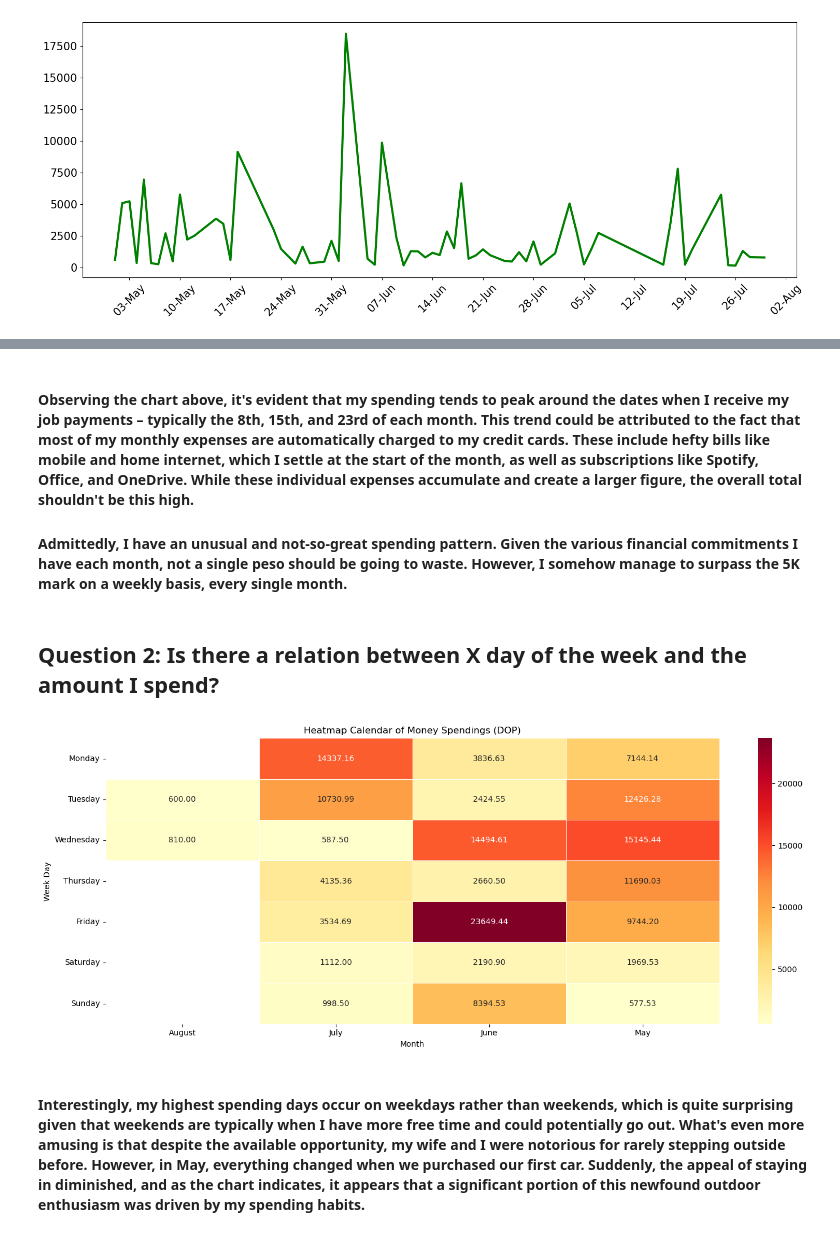
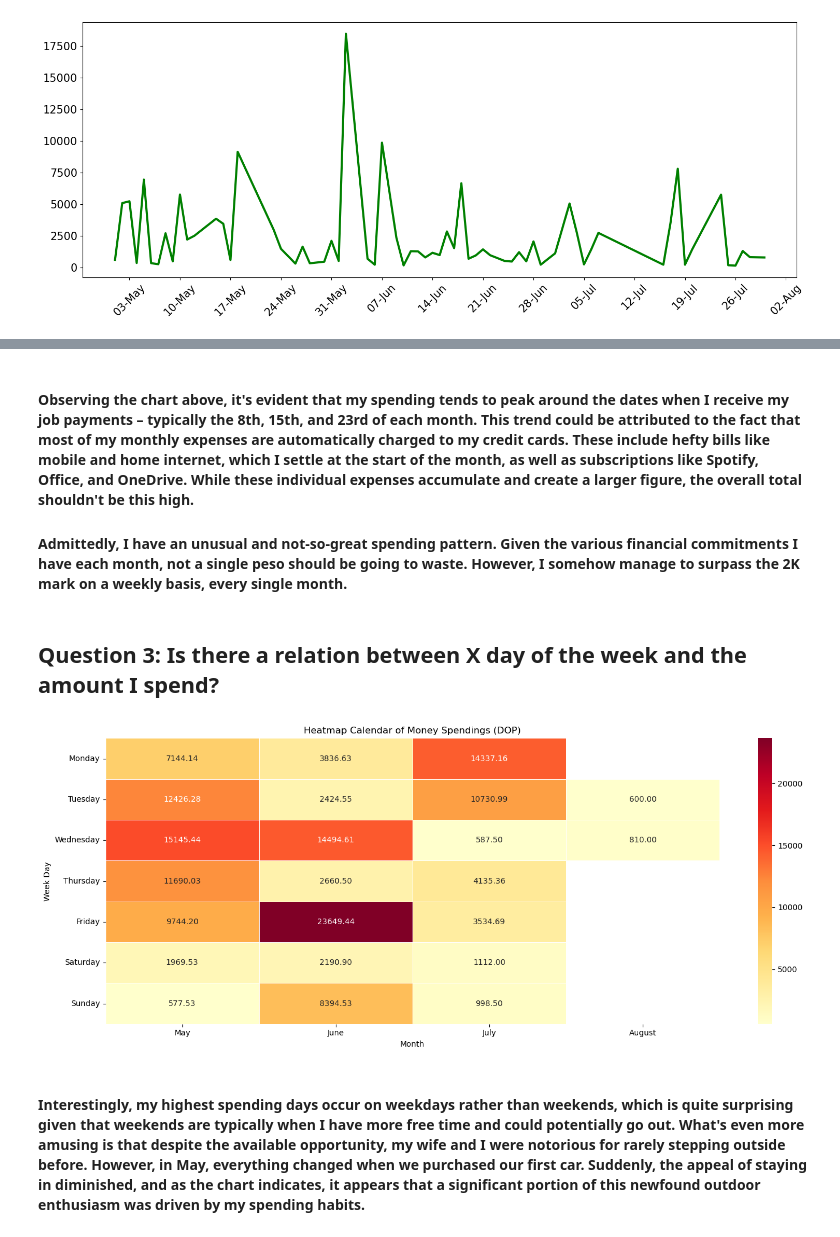
Before and after one commit to wriverarincon/portfolio, a Jupyter notebook: credit_cards_expenses/my_finances.ipynb, the cells around one changed output, grey strips where cells are left out. Drawn from its saved outputs; the diff is of its cells as text; code cells hidden in the pictures.

Commit message:
Adding new charts and fixing presentation

```diff
--- a/credit_cards_expenses/my_finances.ipynb
+++ b/credit_cards_expenses/my_finances.ipynb
@@ -245,39 +298,38 @@ plt.show()
 # %% [markdown]
 #### Observing the chart above, it's evident that my spending tends to peak around the dates when I receive my job payments – typically the 8th, 15th, and 23rd of each month. This trend could be attributed to the fact that most of my monthly expenses are automatically charged to my credit cards. These include hefty bills like mobile and home internet, which I settle at the start of the month, as well as subscriptions like Spotify, Office, and OneDrive. While these individual expenses accumulate and create a larger figure, the overall total shouldn't be this high.
 
-#### Admittedly, I have an unusual and not-so-great spending pattern. Given the various financial commitments I have each month, not a single peso should be going to waste. However, I somehow manage to surpass the 5K mark on a weekly basis, every single month.
+#### Admittedly, I have an unusual and not-so-great spending pattern. Given the various financial commitments I have each month, not a single peso should be going to waste. However, I somehow manage to surpass the 2K mark on a weekly basis, every single month.
 # %% [markdown]
-## Question 2: Is there a relation between X day of the week and the amount I spend?
+## Question 3: Is there a relation between X day of the week and the amount I spend?
 # %%
-# Extract day of the week and month
-expenses_day_month = cc_expenses[["Date", "Amount(DOP)"]]
-expenses_day_month["Week Day"] = expenses_day_month["Date"].dt.day_name()
-expenses_day_month["Month"] = expenses_day_month["Date"].dt.strftime("%B")
-
 # Sort data
 day_order = ["Monday", "Tuesday", "Wednesday", "Thursday", "Friday", "Saturday", "Sunday"]
 
 # Set the data for the heatmap
-heatmap_data = expenses_day_month.pivot_table(index="Week Day", columns="Month", values="Amount(DOP)", aggfunc="sum")
+heatmap_data = expenses_day_month.copy()
+heatmap_data = heatmap_data.pivot_table(index="Week Day", columns="Month", values="Amount(DOP)", aggfunc="sum")
 heatmap_data = heatmap_data.reindex(day_order)
+
+# Reorder columns
+heatmap_data = heatmap_data[["May", "June", "July", "August"]]
 
 # Create the calendar
 plt.figure(figsize=(15, 6))
 sns.heatmap(
     heatmap_data,
     cmap="YlOrRd",
     annot=True,
     fmt=".2f",
     linewidths=0.5
     )
 
 # Add labels
 plt.title("Heatmap Calendar of Money Spendings (DOP)")
 
 # Show the plot
 plt.tight_layout()
 plt.show()
 # %% [output]
-[figure, old version]
+[figure, new version]
 # %% [markdown]
 #### Interestingly, my highest spending days occur on weekdays rather than weekends, which is quite surprising given that weekends are typically when I have more free time and could potentially go out. What's even more amusing is that despite the available opportunity, my wife and I were notorious for rarely stepping outside before. However, in May, everything changed when we purchased our first car. Suddenly, the appeal of staying in diminished, and as the chart indicates, it appears that a significant portion of this newfound outdoor enthusiasm was driven by my spending habits.
```
Also changed, not shown: parts of 25 cells of this notebook.
